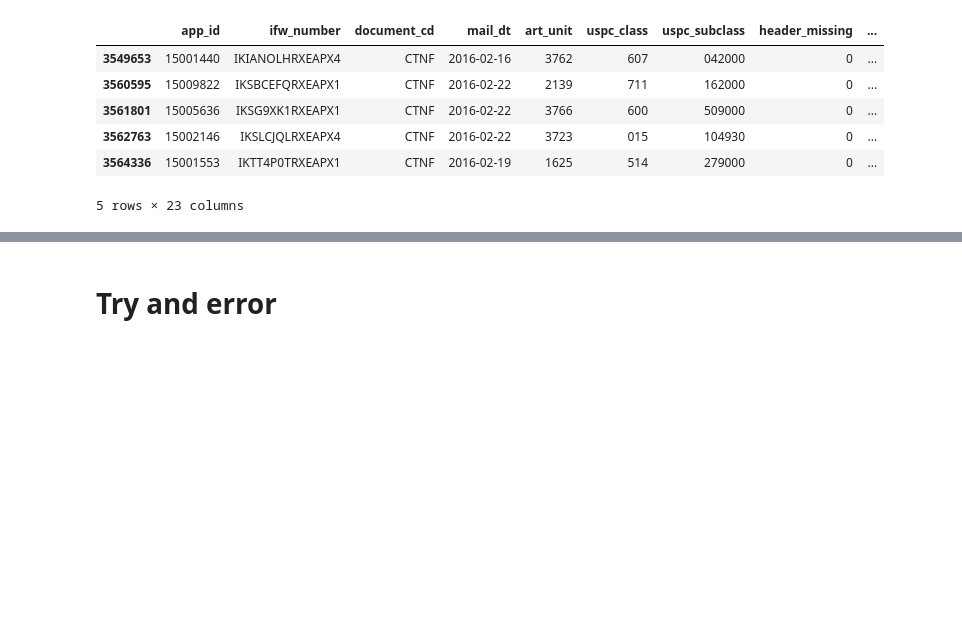
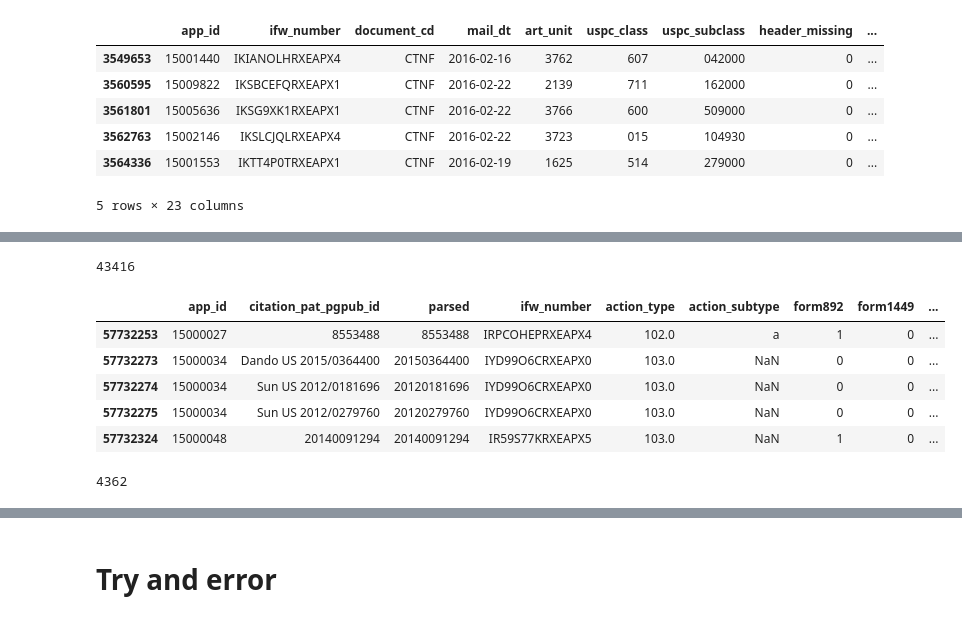
Before and after one commit to yoheikikuta/US-patent-analysis, a Jupyter notebook: notebook/data_collection.ipynb, the cells around one changed output, grey strips where cells are left out. Saved outputs shown, nothing was run; the diff lists cells and outputs as text; code cells hidden in the pictures; blank space fills up the shorter version.

```diff
--- a/notebook/data_collection.ipynb
+++ b/notebook/data_collection.ipynb
@@ -106,0 +247,15 @@ create_one_index("grants2012/ipg120103.xml")
+# %%
+citations_2017 = citations_15[citations_15.ifw_number.isin(ifw_from_OA)]
+# %%
+len(citations_2017)
+# %% [output]
+43416
+# %%
+citations_2017.head()
+# %% [output]
+|  | app_id | citation_pat_pgpub_id | parsed | ifw_number | action_type | action_subtype | form892 | form1449 | ... |
+| 57732253 | 15000027 | 8553488 | 8553488 | IRPCOHEPRXEAPX4 | 102.0 | a | 1 | 0 | ... |
+| 57732273 | 15000034 | Dando US 2015/0364400 | 20150364400 | IYD99O6CRXEAPX0 | 103.0 | NaN | 0 | 0 | ... |
+| 57732274 | 15000034 | Sun US 2012/0181696 | 20120181696 | IYD99O6CRXEAPX0 | 103.0 | NaN | 0 | 0 | ... |
+| 57732275 | 15000034 | Sun US 2012/0279760 | 20120279760 | IYD99O6CRXEAPX0 | 103.0 | NaN | 0 | 0 | ... |
+| 57732324 | 15000048 | 20140091294 | 20140091294 | IR59S77KRXEAPX5 | 103.0 | NaN | 1 | 0 | ... |
@@ -106,0 +264,4 @@ create_one_index("grants2012/ipg120103.xml")
+# %%
+len(citations_we_have)
+# %% [output]
+4362
```
Also changed, not shown: parts of 42 cells of this notebook.
